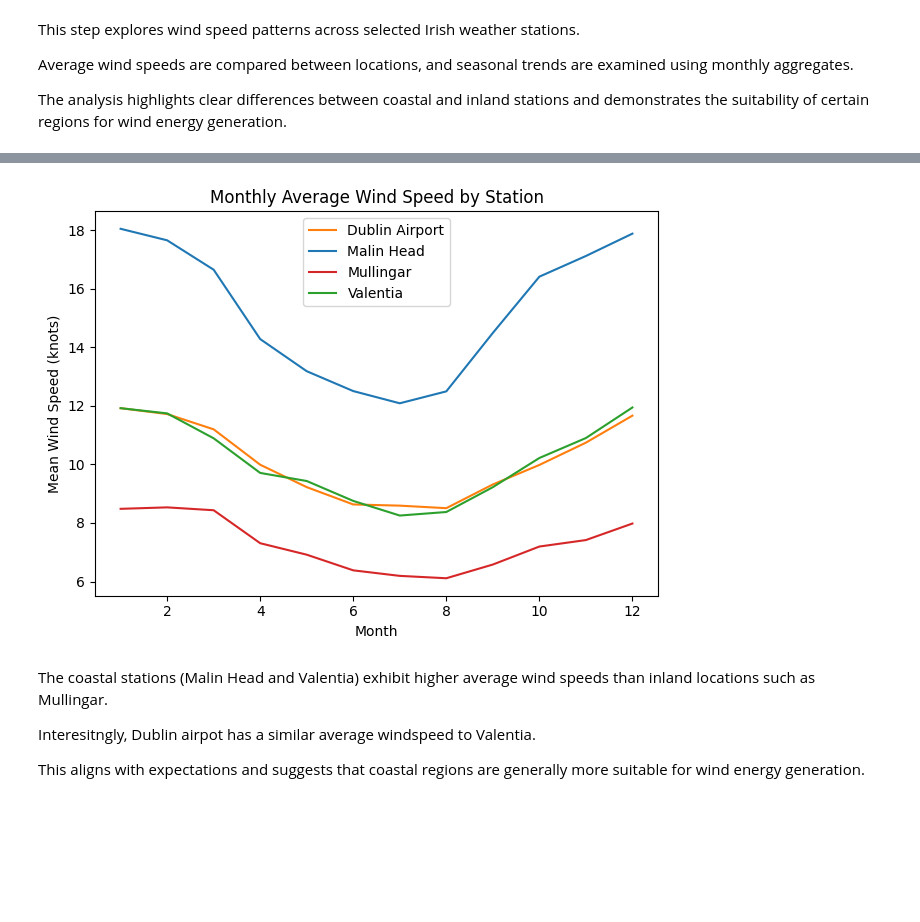
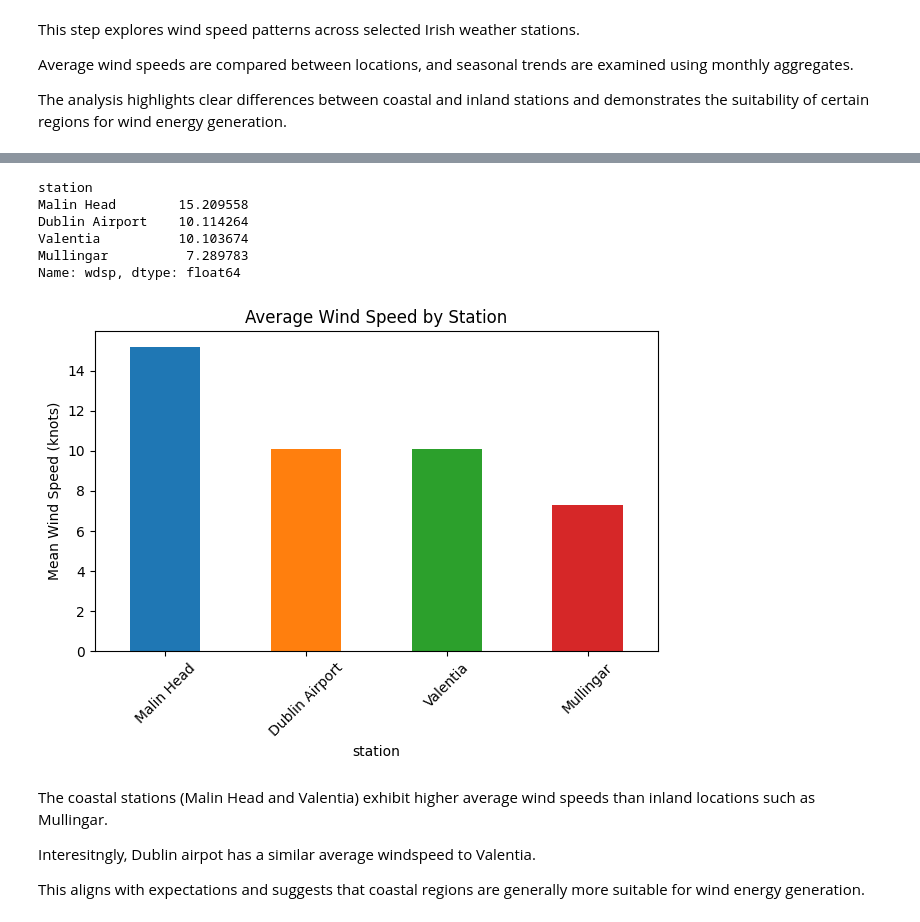
Before and after one commit to philipcullen93/programming_for_data_analytics_project, a Jupyter notebook: wind_energy_analysis.ipynb, the cells around one changed output, grey strips where cells are left out. Cells and saved outputs as stored; diff of their text form; code cells hidden in the pictures; blank space fills up the shorter version.

```diff
--- a/wind_energy_analysis.ipynb
+++ b/wind_energy_analysis.ipynb
@@ -213,0 +225,9 @@ Name: count, dtype: int64
+# %%
+daily_wind = (
+    df_wind
+    .set_index("date")
+    .groupby("station")["wdsp"]
+    .resample("D")
+    .mean()
+    .reset_index()
+)
@@ -253,20 +289,31 @@ Name: wdsp, dtype: float64
+# %%
+mean_wind = (
+    df_wind
+    .groupby("station")["wdsp"]
+    .mean()
+    .sort_values(ascending=False)
+)
+
+mean_wind
+# %% [output]
+station
+Malin Head        15.209558
+Dublin Airport    10.114264
+Valentia          10.103674
+Mullingar          7.289783
+Name: wdsp, dtype: float64
 # %%
-for station in monthly_wind["station"].unique():
-    data = monthly_wind[monthly_wind["station"] == station]
-    plt.plot(
-        data["month"],
-        data["wdsp"],
-        label=station,
-        color=station_colors[station]
-    )
+mean_wind.plot(
+    kind="bar",
+    color=[station_colors[station] for station in mean_wind.index]
+)
 
-plt.xlabel("Month")
 plt.ylabel("Mean Wind Speed (knots)")
-plt.title("Monthly Average Wind Speed by Station")
-plt.legend()
+plt.title("Average Wind Speed by Station")
+plt.xticks(rotation=45)
 plt.tight_layout()
 # %% [output]
-[figure, old version]
+[figure, new version]
 # %% [markdown]
 The coastal stations (Malin Head and Valentia) exhibit higher average wind speeds than inland locations such as Mullingar.
 
```
Also changed, not shown: parts of 17 cells of this notebook.
